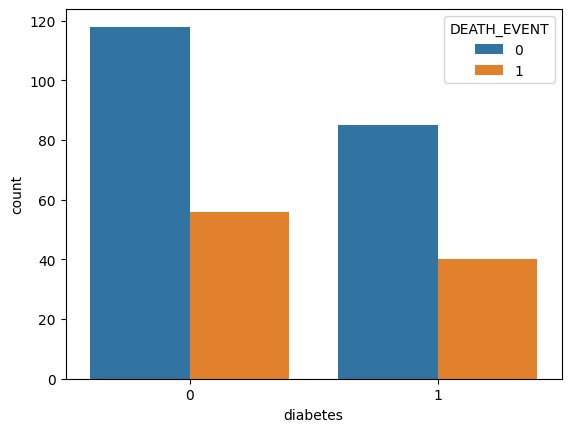
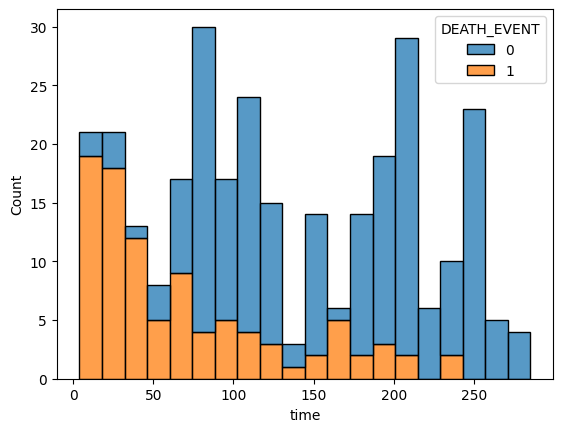
The notebook cell's code change between the first figure and the second:
--- before
+++ after
@@ -1,2 +1,2 @@
-sns.countplot(data=df, x='diabetes', hue='DEATH_EVENT')
+sns.histplot(data=df, x='time', hue='DEATH_EVENT', multiple='stack', bins=20)
 plt.show()

Commit: added more modeling